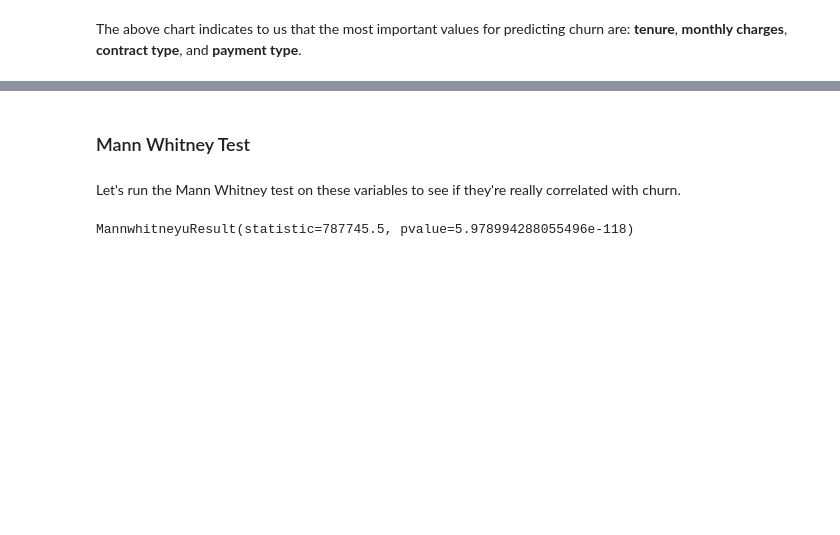
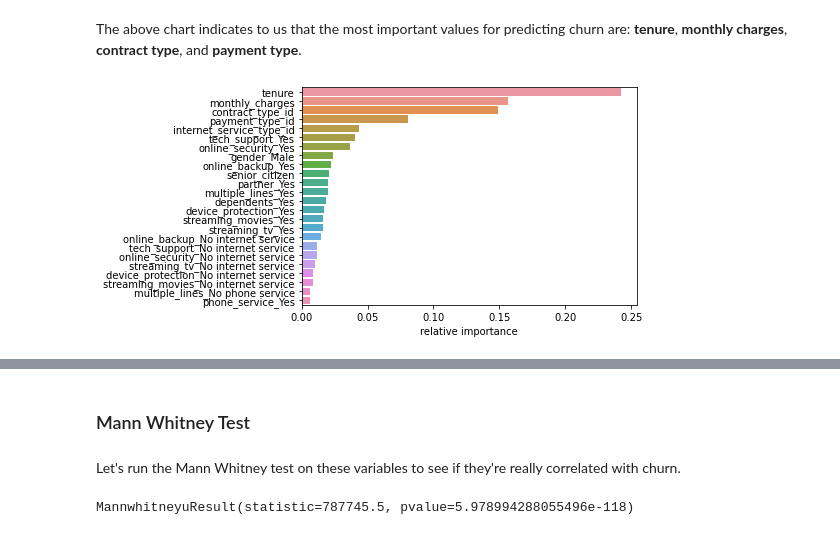
Before and after one commit to malachi-hale/classification-exercises, a Jupyter notebook: Project.ipynb, the cells around one changed output, grey strips where cells are left out. Saved outputs shown, nothing was run; the diff lists cells and outputs as text; code cells hidden in the pictures; blank space fills up the shorter version.

```diff
--- a/Project.ipynb
+++ b/Project.ipynb
@@ -278,0 +261,2 @@ feature_importances
+# %%
+feature_importances.columns.names = ['category']
@@ -279,2 +283,6 @@ feature_importances
 # %% [markdown]
 The above chart indicates to us that the most important values for predicting churn are: **tenure**, **monthly charges**, **contract type**, and **payment type**.
+# %%
+relative_importances = sns.barplot(x=feature_importances['relative importance'], y=feature_importances.index)
+# %% [output]
+[figure, added]
```
Also changed, not shown: parts of 5 cells of this notebook, 1 other file.
